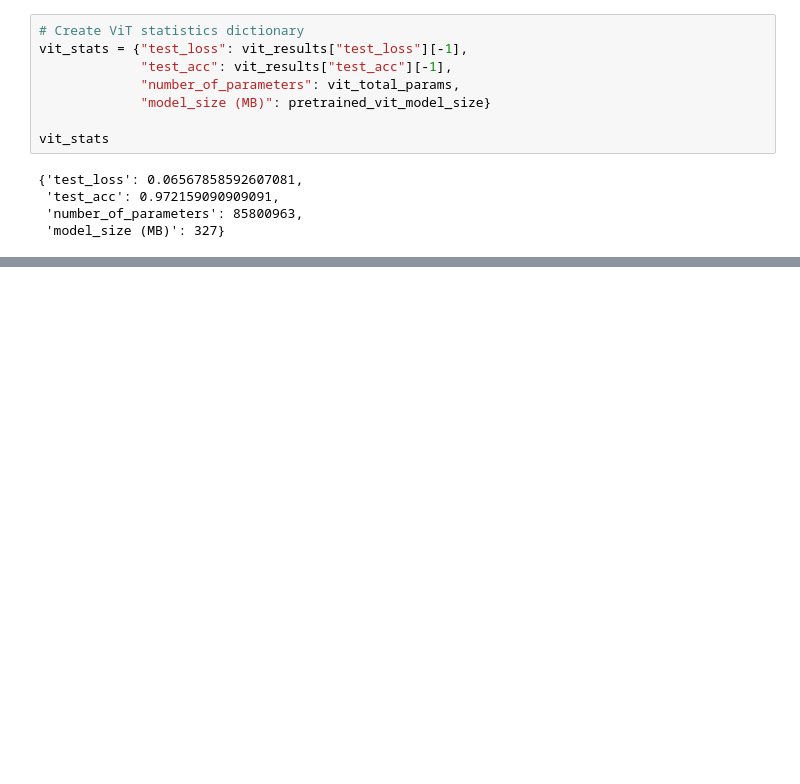
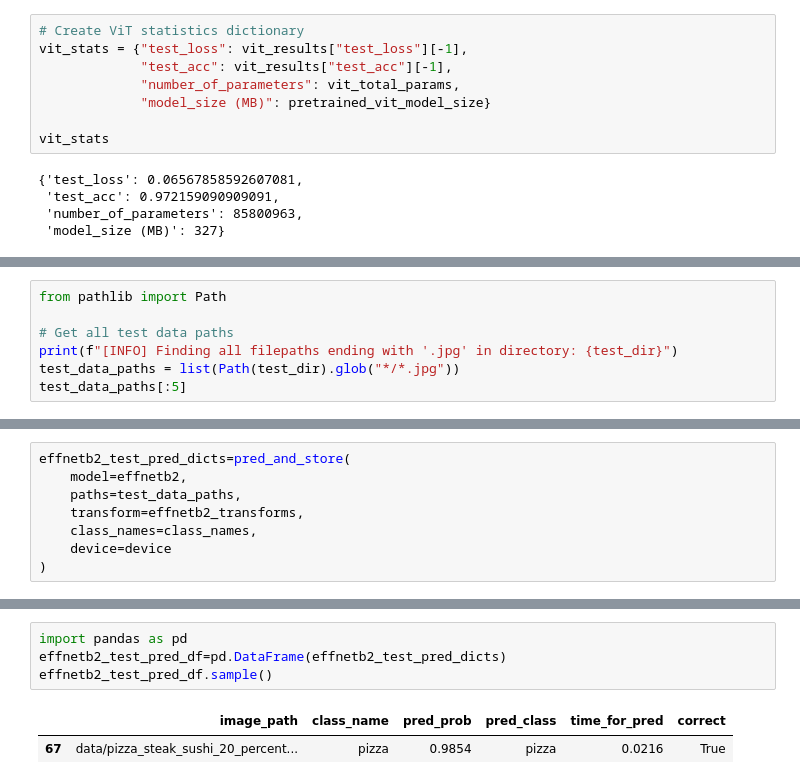
Before and after one commit to saim9211/DeepLearning, a Jupyter notebook: deployement_phase.ipynb, the cells around one changed output, grey strips where cells are left out. Drawn from its saved outputs; the diff is of its cells as text; blank space fills up the shorter version.

```diff
--- a/deployement_phase.ipynb
+++ b/deployement_phase.ipynb
@@ -421,0 +426,7 @@ vit_stats
+# %%
+from pathlib import Path
+
+# Get all test data paths
+print(f"[INFO] Finding all filepaths ending with '.jpg' in directory: {test_dir}")
+test_data_paths = list(Path(test_dir).glob("*/*.jpg"))
+test_data_paths[:5]
@@ -421,0 +508,8 @@ vit_stats
+# %%
+effnetb2_test_pred_dicts=pred_and_store(
+    model=effnetb2,
+    paths=test_data_paths,
+    transform=effnetb2_transforms,
+    class_names=class_names,
+    device=device
+)
@@ -421,0 +536,7 @@ vit_stats
+# %%
+import pandas as pd
+effnetb2_test_pred_df=pd.DataFrame(effnetb2_test_pred_dicts)
+effnetb2_test_pred_df.sample()
+# %% [output]
+|  | image_path | class_name | pred_prob | pred_class | time_for_pred | correct |
+| 67 | data/pizza_steak_sushi_20_percent... | pizza | 0.9854 | pizza | 0.0216 | True |
```
Also changed, not shown: parts of 21 cells of this notebook.
